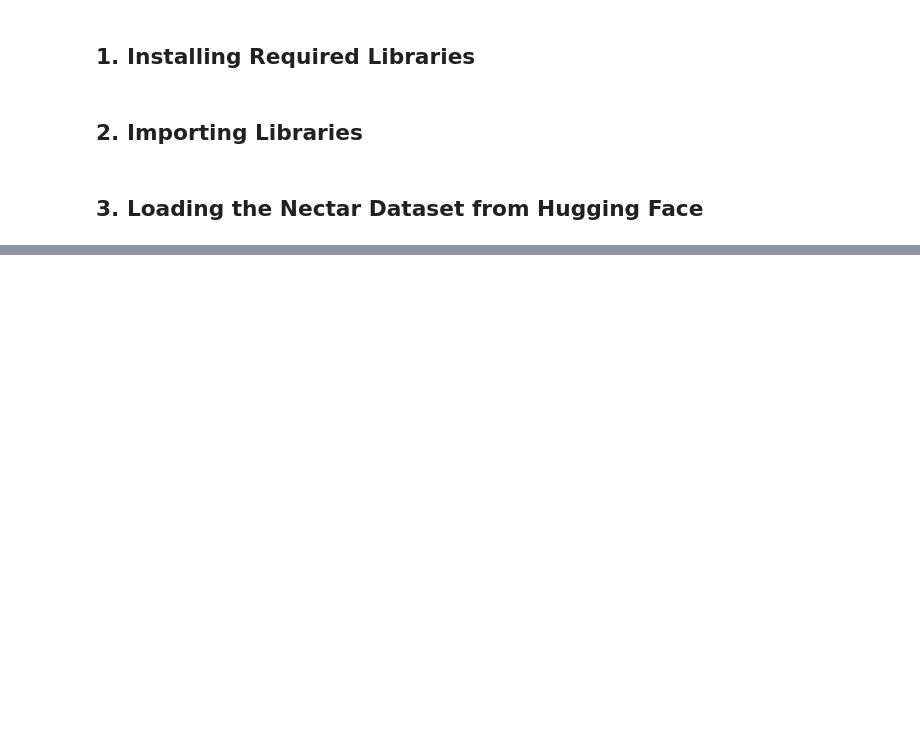
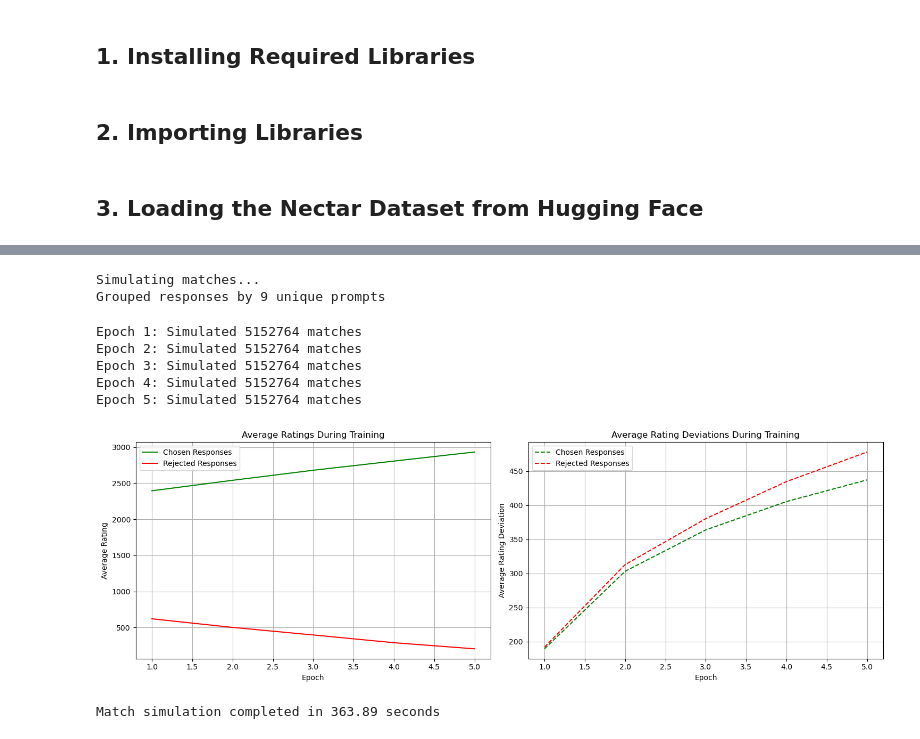
Before and after one commit to tsamtsam/glicko_rlhf, a Jupyter notebook: glicko_rew.ipynb, the cells around one changed output, grey strips where cells are left out. Drawn from its saved outputs; the diff is of its cells as text; code cells hidden in the pictures; blank space fills up the shorter version.

```diff
--- a/glicko_rew.ipynb
+++ b/glicko_rew.ipynb
@@ -376,0 +41,17 @@ print("- scaling_factor controls the penalty for volatility (default=1.0)")
+# %%
+# Examine the dataset structure
+print("\nDataset structure:")
+print(f"Available splits: {dataset.keys()}")
+for split in dataset.keys():
+    print(f"{split} split: {len(dataset[split])} examples")
+
+# If 'validation' split doesn't exist, we'll use a portion of 'train' for validation
+
+# Display a sample entry
+print("\nSample entry:")
+sample = dataset['train'][0]
+for key, value in sample.items():
+    if key in ['chosen', 'rejected']:
+        print(f"{key}: {value[:200]}..." if len(value) > 200 else f"{key}: {value}")
+    else:
+        print(f"{key}: {value}")
@@ -376,0 +238,16 @@ print("- scaling_factor controls the penalty for volatility (default=1.0)")
+# %%
+
+# For faster development, let's use a smaller sample size initially
+# Set sample_size=None to use the full dataset
+sample_size = 5000  # Adjust this as needed
+print(f"\nPreprocessing dataset with sample_size={sample_size}...")
+start_time = time.time()
+chosen_responses, rejected_responses = preprocess_dataset(dataset, 'train', sample_size)
+print(f"Preprocessing completed in {time.time() - start_time:.2f} seconds")
+print(f"Processed {len(chosen_responses)} chosen and {len(rejected_responses)} rejected responses")
+
+
+print("\nInitializing Glicko-2 players...")
+start_time = time.time()
+players, response_to_id = initialize_glicko2_players(chosen_responses, rejected_responses)
+print(f"Initialization completed in {time.time() - start_time:.2f} seconds")
@@ -376,0 +271,17 @@ print("- scaling_factor controls the penalty for volatility (default=1.0)")
+# %%
+print("\nSimulating matches...")
+start_time = time.time()
+num_epochs = 5  # Adjust as needed
+players = simulate_matches(chosen_responses, rejected_responses, players,
+                           response_to_id, num_epochs=num_epochs)
+print(f"Match simulation completed in {time.time() - start_time:.2f} seconds")
+# %% [output]
+Simulating matches...
+Grouped responses by 9 unique prompts
+Epoch 1: Simulated 5152764 matches
+Epoch 2: Simulated 5152764 matches
+Epoch 3: Simulated 5152764 matches
+Epoch 4: Simulated 5152764 matches
+Epoch 5: Simulated 5152764 matches
+[figure, added]
+Match simulation completed in 363.89 seconds
```
Also changed, not shown: parts of 28 cells of this notebook.
